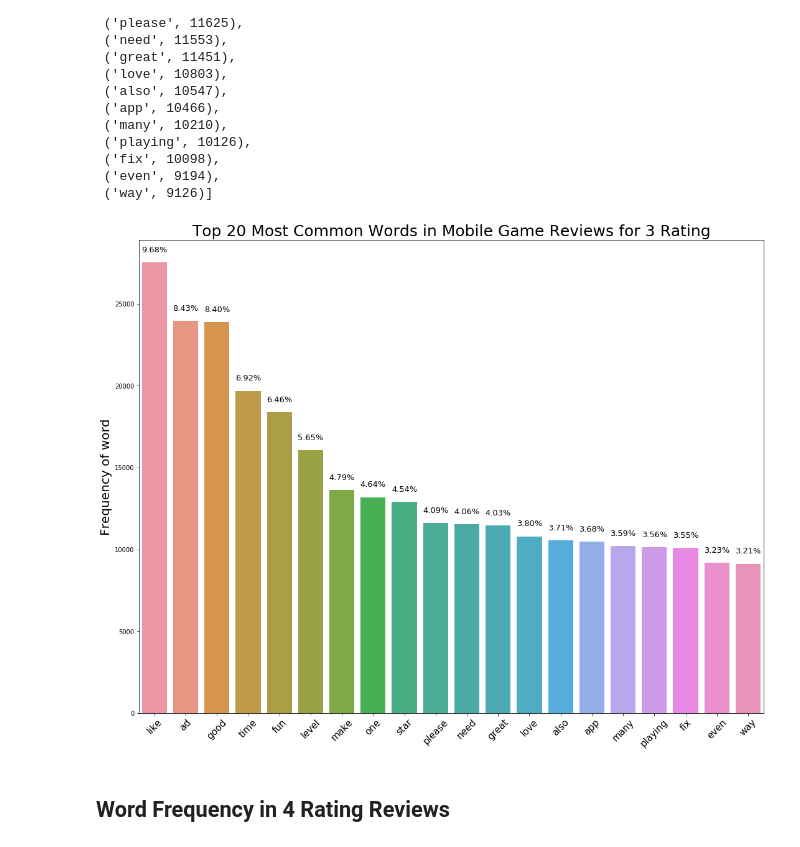
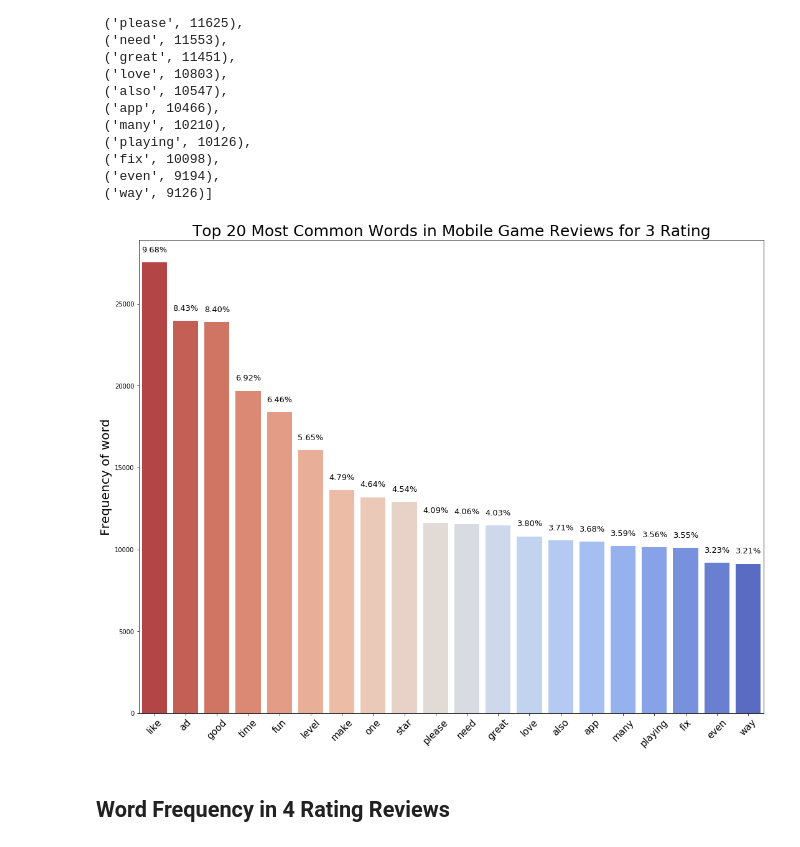
Before and after one commit to Moses-Lin/mobile_game_reviews, a Jupyter notebook: EDA.ipynb, the cells around one changed output. Saved outputs shown, nothing was run; the diff lists cells and outputs as text; code cells hidden in the pictures.

```diff
--- a/EDA.ipynb
+++ b/EDA.ipynb
@@ -767,7 +767,7 @@ yaxis201 = [val[1] for val in mostcommonwords201]
 xaxis201 = [val[0] for val in mostcommonwords201]
 
 plt.figure(figsize=(18, 14))
-ax = sns.barplot(xaxis201, yaxis201)
+ax = sns.barplot(xaxis201, yaxis201, palette ="vlag_r")
 plt.title('Top 20 Most Common Words in Mobile Game Reviews for 1 Rating', fontsize = 25)
 plt.ylabel('Frequency of word', fontsize = 20)
 plt.xticks(rotation=45, fontsize = 15)
@@ -858,23 +858,23 @@ review3_freqdist.most_common(20)
 # %%
 mostcommonwords203 = review3_freqdist.most_common(20)
 
 yaxis203 = [val[1] for val in mostcommonwords203]
 
 xaxis203 = [val[0] for val in mostcommonwords203]
 
 plt.figure(figsize=(18, 14))
-ax = sns.barplot(xaxis203, yaxis203)
+ax = sns.barplot(xaxis203, yaxis203, palette ="coolwarm_r")
 plt.title('Top 20 Most Common Words in Mobile Game Reviews for 3 Rating', fontsize = 25)
 plt.ylabel('Frequency of word', fontsize = 20)
 plt.xticks(rotation=45, fontsize = 15)
 
 
 for p in ax.patches:
              ax.annotate("%.2f" % (p.get_height()*100/sum(yaxis203))+'%', (p.get_x() + p.get_width() / 2., p.get_height()),
                  ha='center', va='center', fontsize=13, color='black', xytext=(0, 20),
                  textcoords='offset points')
 # %% [output]
-[figure, old version]
+[figure, new version]
 # %% [markdown]
 ## Word Frequency in 4 Rating Reviews
 # %%
```
Also changed, not shown: parts of 10 cells of this notebook.
